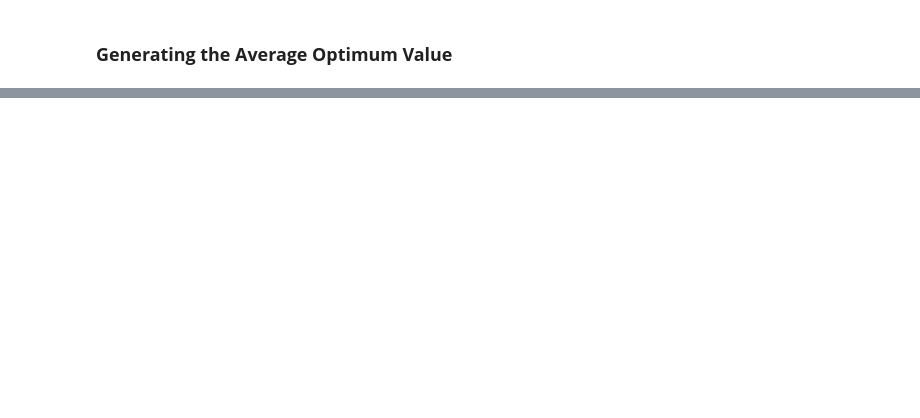
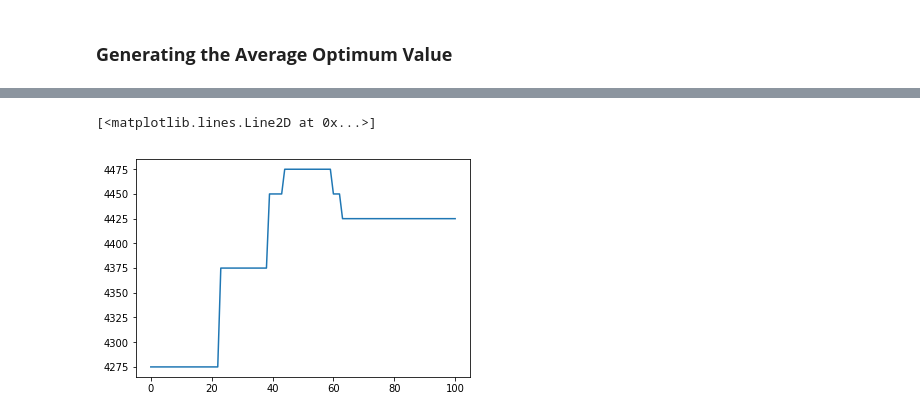
Before and after one commit to adhishagc/Genetic-Algorithm-using-Python-Example, a Jupyter notebook: Genetic_Algorithm_Assignment.ipynb, the cells around one changed output, grey strips where cells are left out. Cells and saved outputs as stored; diff of their text form; code cells hidden in the pictures; blank space fills up the shorter version.

```diff
--- a/Genetic_Algorithm_Assignment.ipynb
+++ b/Genetic_Algorithm_Assignment.ipynb
@@ -453,0 +488,8 @@ Text(0.5, 1.0, 'Chromosome in the Evolved Population vs File Size')
+# %%
+chromosome = createInitPop(popSize)
+temp_pop = chromosome
+#save the best chromosome fitness per iteration
+best_vals_size = [ ]
+best_vals_duration = [ ]
+n=100
+get_avg_best(n,chromosome)
@@ -453,0 +514,5 @@ Text(0.5, 1.0, 'Chromosome in the Evolved Population vs File Size')
+# %%
+plt.plot([x for x in range(0,n+1)],best_vals_size)
+# %% [output]
+[<matplotlib.lines.Line2D at 0x...>]
+[figure, added]
```
Also changed, not shown: parts of 13 cells of this notebook.
